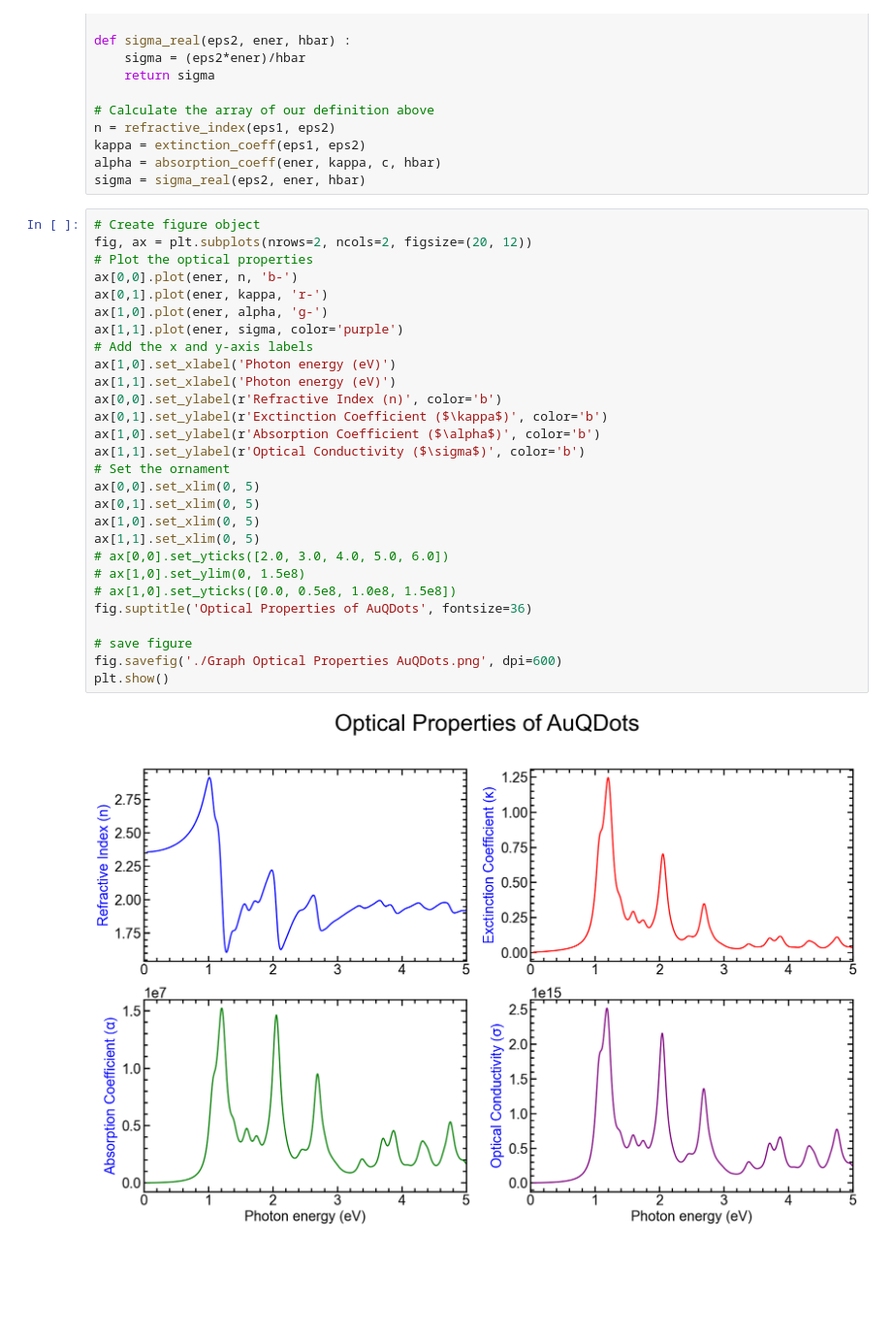
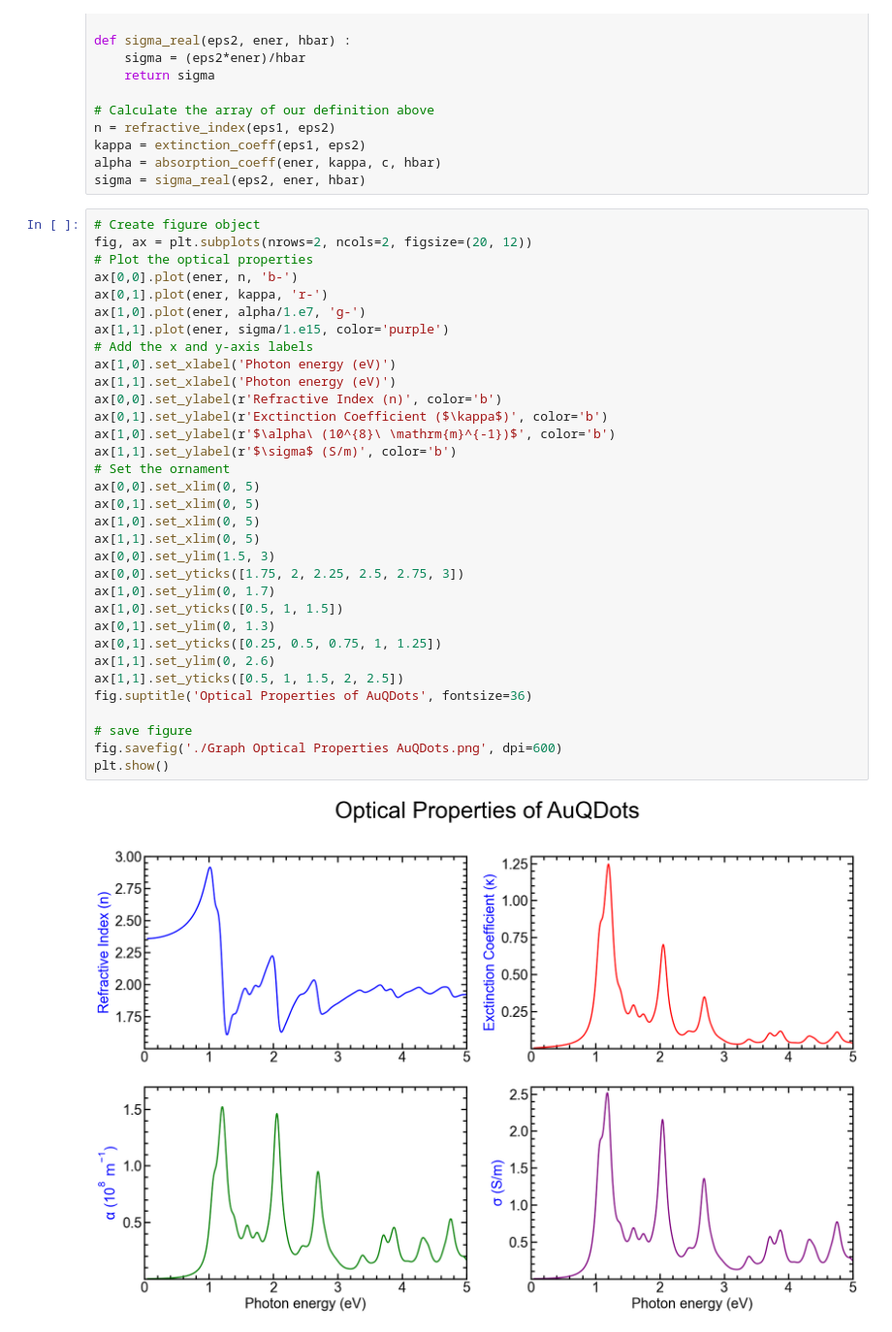
Before and after one commit to myhanna/MBKM-Instructure, a Jupyter notebook: Hasil_Albert/epsilon-project/AuQDots-epsilon/Optic Properties AuQDots.ipynb, the cells around one changed output. Shown at 97% size. Cells and saved outputs as stored; diff of their text form; blank space fills up the shorter version.

```diff
--- a/Hasil_Albert/epsilon-project/AuQDots-epsilon/Optic Properties AuQDots.ipynb
+++ b/Hasil_Albert/epsilon-project/AuQDots-epsilon/Optic Properties AuQDots.ipynb
@@ -45,30 +45,35 @@ sigma = sigma_real(eps2, ener, hbar)
 # %%
 # Create figure object
 fig, ax = plt.subplots(nrows=2, ncols=2, figsize=(20, 12))
 # Plot the optical properties
 ax[0,0].plot(ener, n, 'b-')
 ax[0,1].plot(ener, kappa, 'r-')
-ax[1,0].plot(ener, alpha, 'g-')
-ax[1,1].plot(ener, sigma, color='purple')
+ax[1,0].plot(ener, alpha/1.e7, 'g-')
+ax[1,1].plot(ener, sigma/1.e15, color='purple')
 # Add the x and y-axis labels
 ax[1,0].set_xlabel('Photon energy (eV)')
 ax[1,1].set_xlabel('Photon energy (eV)')
 ax[0,0].set_ylabel(r'Refractive Index (n)', color='b')
 ax[0,1].set_ylabel(r'Exctinction Coefficient ($\kappa$)', color='b')
-ax[1,0].set_ylabel(r'Absorption Coefficient ($\alpha$)', color='b')
-ax[1,1].set_ylabel(r'Optical Conductivity ($\sigma$)', color='b')
+ax[1,0].set_ylabel(r'$\alpha\ (10^{8}\ \mathrm{m}^{-1})$', color='b')
+ax[1,1].set_ylabel(r'$\sigma$ (S/m)', color='b')
 # Set the ornament
 ax[0,0].set_xlim(0, 5)
 ax[0,1].set_xlim(0, 5)
 ax[1,0].set_xlim(0, 5)
 ax[1,1].set_xlim(0, 5)
-# ax[0,0].set_yticks([2.0, 3.0, 4.0, 5.0, 6.0])
-# ax[1,0].set_ylim(0, 1.5e8)
-# ax[1,0].set_yticks([0.0, 0.5e8, 1.0e8, 1.5e8])
+ax[0,0].set_ylim(1.5, 3)
+ax[0,0].set_yticks([1.75, 2, 2.25, 2.5, 2.75, 3])
+ax[1,0].set_ylim(0, 1.7)
+ax[1,0].set_yticks([0.5, 1, 1.5])
+ax[0,1].set_ylim(0, 1.3)
+ax[0,1].set_yticks([0.25, 0.5, 0.75, 1, 1.25])
+ax[1,1].set_ylim(0, 2.6)
+ax[1,1].set_yticks([0.5, 1, 1.5, 2, 2.5])
 fig.suptitle('Optical Properties of AuQDots', fontsize=36)
 
 # save figure
 fig.savefig('./Graph Optical Properties AuQDots.png', dpi=600)
 plt.show()
 # %% [output]
-[figure, old version]
+[figure, new version]
```
Also changed, not shown: 20 other files.
